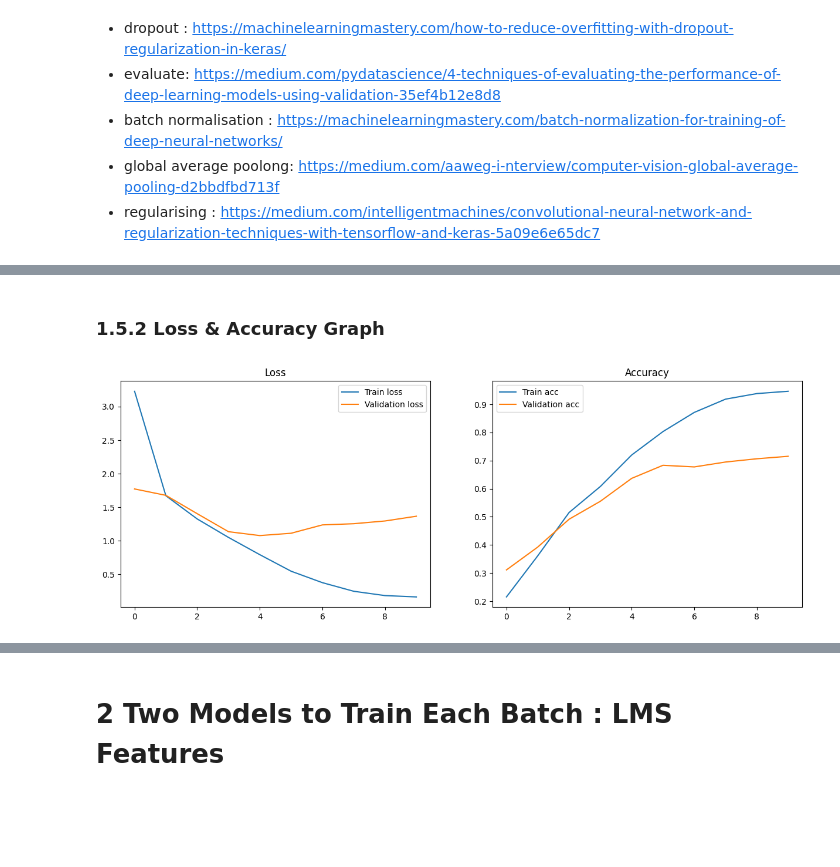
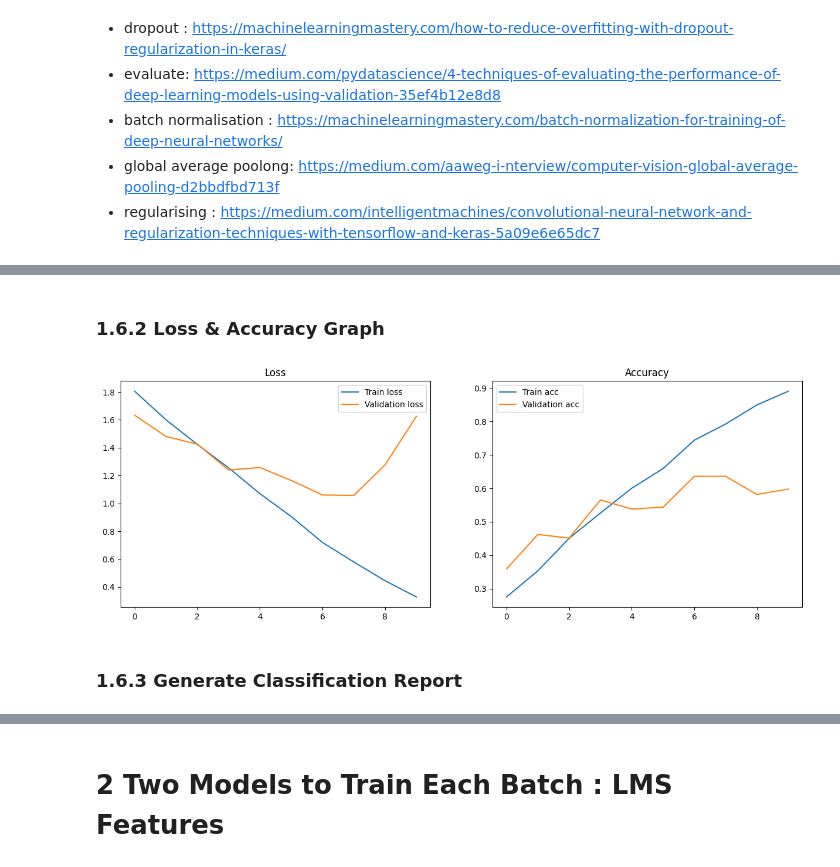
Before and after one commit to Deirdre-cyber/fyp-development, a Jupyter notebook: code/cnn_train_model.ipynb, the cells around one changed output, grey strips where cells are left out. Cells and saved outputs as stored; diff of their text form; code cells hidden in the pictures; blank space fills up the shorter version.

```diff
--- a/code/cnn_train_model.ipynb
+++ b/code/cnn_train_model.ipynb
@@ -103,0 +116,4 @@ Number of classes (emotions): 8
+# %%
+X_train_wav_reshaped = X_train_wav.reshape(X_train_wav.shape[0], X_train_wav.shape[1], X_train_wav.shape[2], 1)
+X_test_wav_reshaped = X_test_wav.reshape(X_test_wav.shape[0], X_test_wav.shape[1], X_test_wav.shape[2], 1)
+X_val_wav_reshaped = X_val_wav.reshape(X_val_wav.shape[0], X_val_wav.shape[1], X_val_wav.shape[2], 1)
@@ -158,15 +177,15 @@ wav_model.compile(optimizer='adam',
 # %%
-emotions = [label.split('-')[2] for label in y_train]
+emotions = [label.split('-')[2] for label in y_train_wav]
 
 label_encoder = LabelEncoder()
 emotions_encoded = label_encoder.fit_transform(emotions)
 emotions_encoded = emotions_encoded.reshape(-1, 1)
 
-encoder = OneHotEncoder(categories='auto', sparse_output=False) # try sparse true
-y_train_encoded = encoder.fit_transform(emotions_encoded)
+encoder = OneHotEncoder(categories='auto', sparse_output=False)
+y_train_wav_encoded = encoder.fit_transform(emotions_encoded)
 
-y_test_encoded = encoder.transform(label_encoder.transform([label.split('-')[2] for label in y_test]).reshape(-1, 1))
-y_val_encoded = encoder.transform(label_encoder.transform([label.split('-')[2] for label in y_val]).reshape(-1, 1))
+y_test_wav_encoded = encoder.transform(label_encoder.transform([label.split('-')[2] for label in y_test_wav]).reshape(-1, 1))
+y_val_wav_encoded = encoder.transform(label_encoder.transform([label.split('-')[2] for label in y_val_wav]).reshape(-1, 1))
 # %%
 print(np.unique(emotions))
 # %% [output]
@@ -186,7 +194,0 @@ array([[1., 0., 0., ..., 0., 0., 0.],
-# %%
-X_val_reshaped = X_val.reshape(X_val.shape[0], X_val.shape[1], X_val.shape[2], 1)
-
-history = wav_model.fit(X_train_reshaped, y_train_encoded,
-                    epochs=10,
-                    batch_size=32,
-                    validation_data=(X_val_reshaped, y_val_encoded))
@@ -213,0 +195,10 @@ Epoch 10/10
+# %%
+callback = tf.keras.callbacks.EarlyStopping(monitor='loss', patience=3)
+
+wav_history = wav_model.fit(
+                    X_train_wav_reshaped,
+                    y_train_wav_encoded,
+                    epochs=10,
+                    batch_size=32,
+                    validation_data=(X_val_wav_reshaped, y_val_wav_encoded),
+                    callbacks=[callback])
@@ -232,5 +242,5 @@ Test accuracy: 0.6954314708709717
 # %% [markdown]
-### 1.5.2 Loss & Accuracy Graph
+### 1.6.2 Loss & Accuracy Graph
 # %%
 # https://medium.com/intelligentmachines/convolutional-neural-network-and-regularization-techniques-with-tensorflow-and-keras-5a09e6e65dc7
 def show_final_history(history):
@@ -244,6 +254,8 @@ def show_final_history(history):
     ax[0].legend()
     ax[1].legend()
 # %%
-show_final_history(history)
+show_final_history(wav_history)
 # %% [output]
-[figure, old version]
+[figure, new version]
+# %% [markdown]
+### 1.6.3 Generate Classification Report
```
Also changed, not shown: parts of 51 cells of this notebook, 5 other files.
